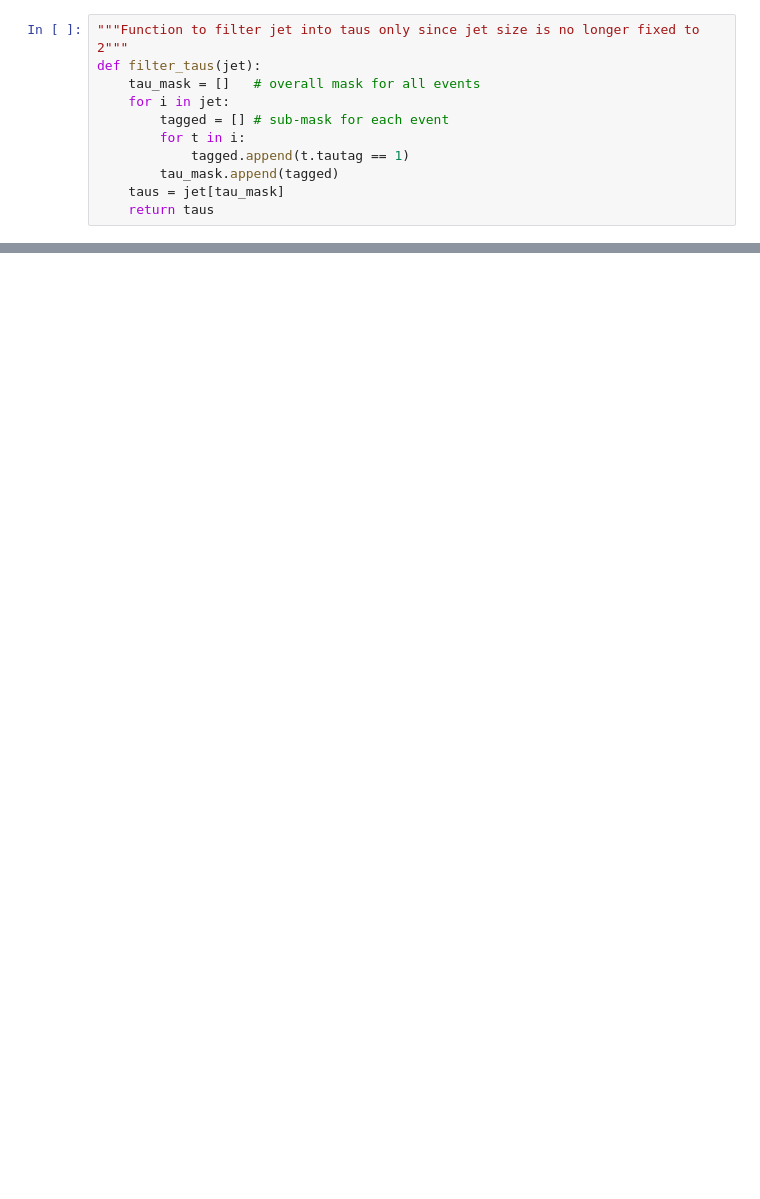
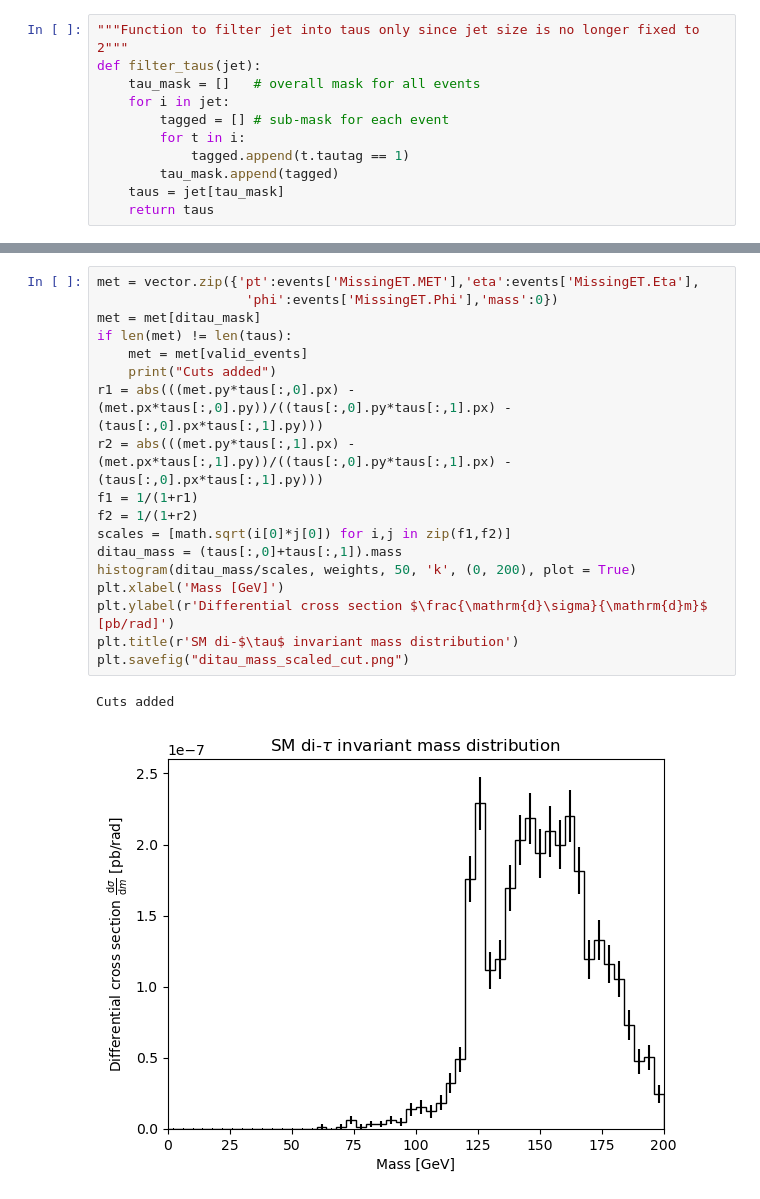
Before and after one commit to Arun-Atwal/ee_zh_final_analysis, a Jupyter notebook: inv_mass_plots.ipynb, the cells around one changed output, grey strips where cells are left out. Cells and saved outputs as stored; diff of their text form; blank space fills up the shorter version.

```diff
--- a/inv_mass_plots.ipynb
+++ b/inv_mass_plots.ipynb
@@ -106,0 +166,21 @@ No artists with labels found to put in legend.  Note that artists whose label st
+# %%
+met = vector.zip({'pt':events['MissingET.MET'],'eta':events['MissingET.Eta'],
+                   'phi':events['MissingET.Phi'],'mass':0})
+met = met[ditau_mask]
+if len(met) != len(taus):
+    met = met[valid_events]
+    print("Cuts added")
+r1 = abs(((met.py*taus[:,0].px) - (met.px*taus[:,0].py))/((taus[:,0].py*taus[:,1].px) - (taus[:,0].px*taus[:,1].py)))
+r2 = abs(((met.py*taus[:,1].px) - (met.px*taus[:,1].py))/((taus[:,0].py*taus[:,1].px) - (taus[:,0].px*taus[:,1].py)))
+f1 = 1/(1+r1)
+f2 = 1/(1+r2)
+scales = [math.sqrt(i[0]*j[0]) for i,j in zip(f1,f2)]
+ditau_mass = (taus[:,0]+taus[:,1]).mass
+histogram(ditau_mass/scales, weights, 50, 'k', (0, 200), plot = True)
+plt.xlabel('Mass [GeV]')
+plt.ylabel(r'Differential cross section $\frac{\mathrm{d}\sigma}{\mathrm{d}m}$ [pb/rad]')
+plt.title(r'SM di-$\tau$ invariant mass distribution')
+plt.savefig("ditau_mass_scaled_cut.png")
+# %% [output]
+Cuts added
+[figure, added]
```
Also changed, not shown: parts of 7 cells of this notebook, 5 other files.
